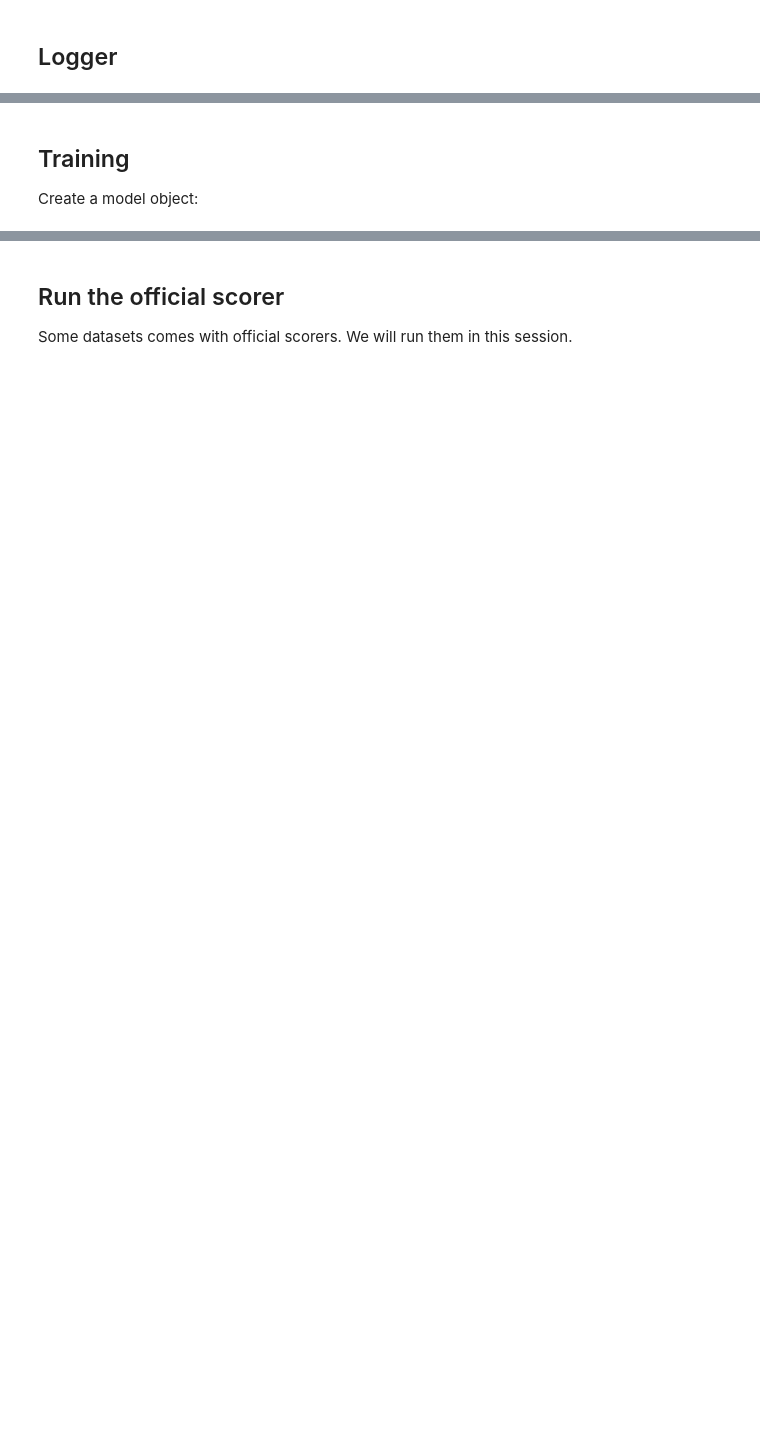
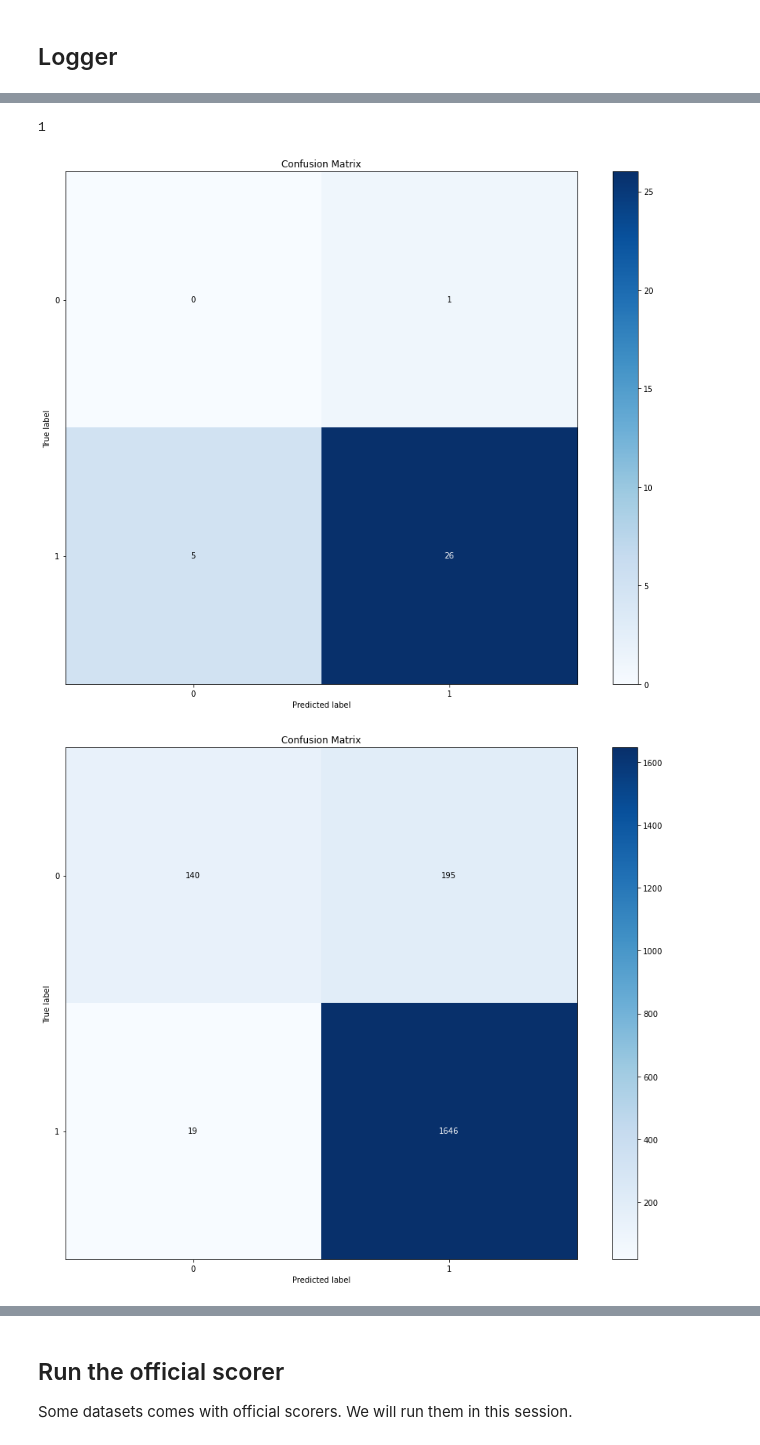
Before and after one commit to dthung1602/bert-relation-extraction, a Jupyter notebook: bin-independent-mean.ipynb, the cells around one changed output, grey strips where cells are left out. Cells and saved outputs as stored; diff of their text form; code cells hidden in the pictures; blank space fills up the shorter version.

```diff
--- a/bin-independent-mean.ipynb
+++ b/bin-independent-mean.ipynb
@@ -98,7 +100,7 @@ RAW_DATA_DIR =  os.path.join(ROOT_DIR, 'data/raw')
 
 # in Kaggle environment
 # 3 datasets should already been added to the notebook
-# RAW_DATA_DIR = os.path.join(ROOT_DIR, '../input')
+RAW_DATA_DIR = os.path.join(ROOT_DIR, '../input')
 
 # --- Datasets ---
 DATASET_MAPPING = {
@@ -889,31 +958,15 @@ logger = NeptuneLogger(
 GPUS = 1
 
 BIN_MIN_EPOCHS = 1
-BIN_MAX_EPOCHS = 5
+BIN_MAX_EPOCHS = 1
 
 bin_trainer = LightningTrainer(
     gpus=GPUS,
     min_epochs=BIN_MIN_EPOCHS,
     max_epochs=BIN_MAX_EPOCHS,
-#     auto_lr_find='learning_rate',
     default_root_dir=CHECKPOINT_DIR,
     reload_dataloaders_every_epoch=True, # needed as we loop over a file,
     deterministic=True,
     logger=logger
 )
-
-
-MIN_EPOCHS = 1
-MAX_EPOCHS = 5
-
-trainer = LightningTrainer(
-    gpus=GPUS,
-    min_epochs=MIN_EPOCHS,
-    max_epochs=MAX_EPOCHS,
-#     auto_lr_find='learning_rate',
-    default_root_dir=CHECKPOINT_DIR,
-    reload_dataloaders_every_epoch=True, # needed as we loop over a file,
-    deterministic=True,
-    logger=logger
-)
 # %% [output]
@@ -923,4 +976,25 @@ MisconfigurationException:
-# %% [markdown]
-## Training
-
-Create a model object:
+# %%
+BIN_BATCH_SIZE = 16
+BIN_LEARNING_RATE = 2e-05
+
+BIN_LINEAR_SIZE = 256
+
+BIN_DROPOUT_P = 0.2
+BIN_ACTIVATION_FUNCTION = "Tanh"
+BIN_WEIGHT_DECAY = 0.01 # default = 0.01
+BIN_THRESHOLD = 0.5
+
+binary_classifier = BinaryClassifier(
+    pretrained_language_model=PRETRAINED_MODEL,
+    dataset_name=DATASET_NAME,
+    batch_size=BIN_BATCH_SIZE,
+    learning_rate=BIN_LEARNING_RATE,
+    linear_size=BIN_LINEAR_SIZE,
+    dropout_p=BIN_DROPOUT_P,
+    activation_function=BIN_ACTIVATION_FUNCTION,
+    weight_decay=BIN_WEIGHT_DECAY,
+    bin_threshold=BIN_THRESHOLD
+)
+# %%
+bin_trainer.fit(binary_classifier)
+# %% [output]
@@ -926,0 +1008,3 @@ Create a model object:
+1
+[figure, added]
+[figure, added]
```
Also changed, not shown: parts of 31 cells of this notebook, 1 other file.
